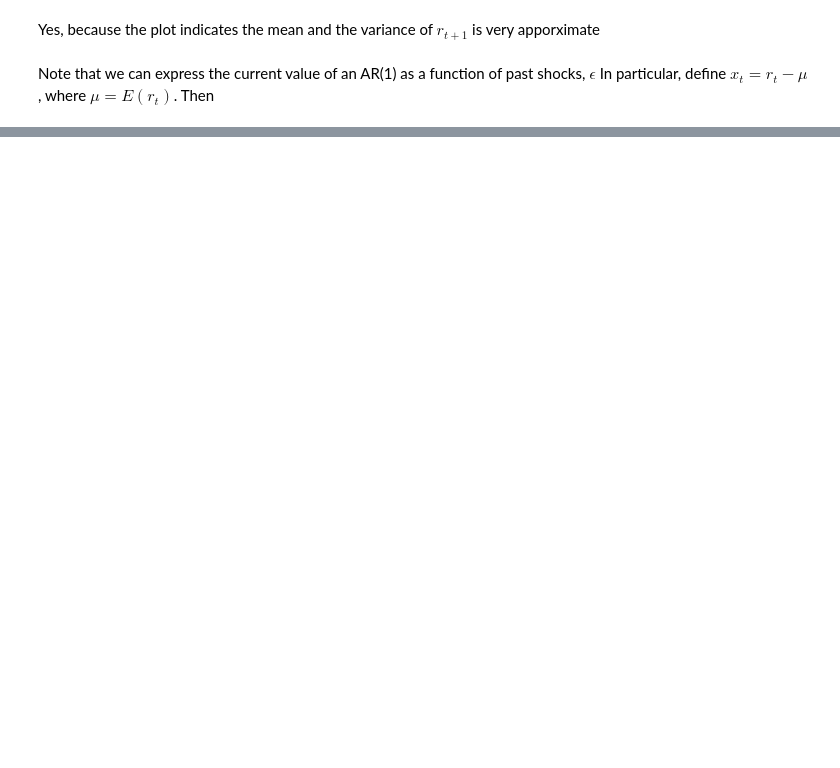
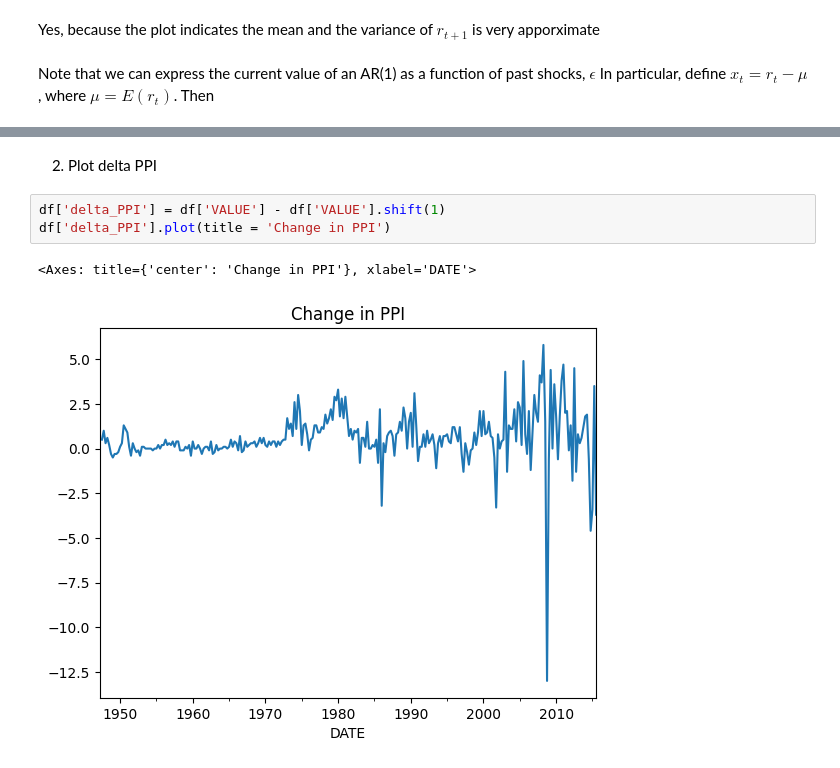
Before and after one commit to edgaradel/EmpiricalMethods, a Jupyter notebook: AR(1)_process.ipynb, the cells around one changed output, grey strips where cells are left out. Cells and saved outputs as stored; diff of their text form; blank space fills up the shorter version.

```diff
--- a/AR(1)_process.ipynb
+++ b/AR(1)_process.ipynb
@@ -53,0 +84,8 @@ In particular, define $x_t = r_t - \mu$, where $\mu = E(r_t)$. Then <br>
+# %% [markdown]
+2) Plot delta PPI
+# %%
+df['delta_PPI'] = df['VALUE'] - df['VALUE'].shift(1)
+df['delta_PPI'].plot(title = 'Change in PPI')
+# %% [output]
+<Axes: title={'center': 'Change in PPI'}, xlabel='DATE'>
+[figure, added]
```
Also changed, not shown: parts of 10 cells of this notebook, 1 other file.
